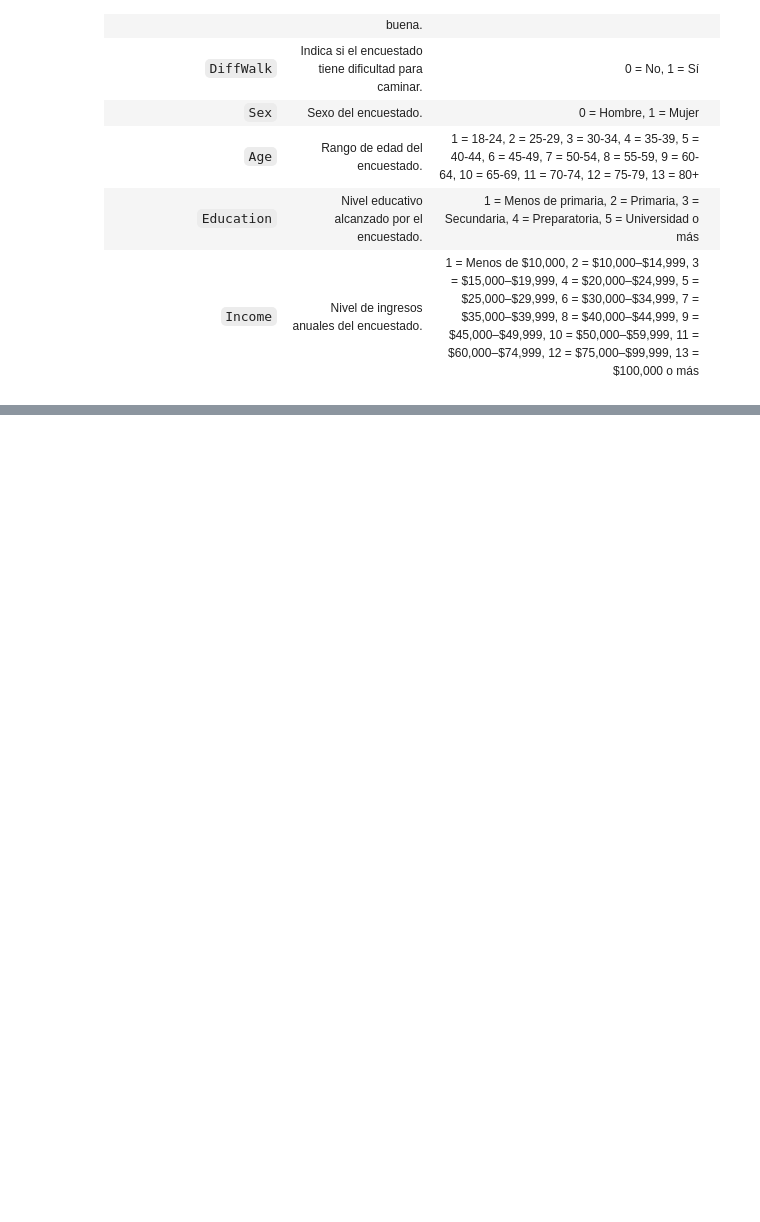
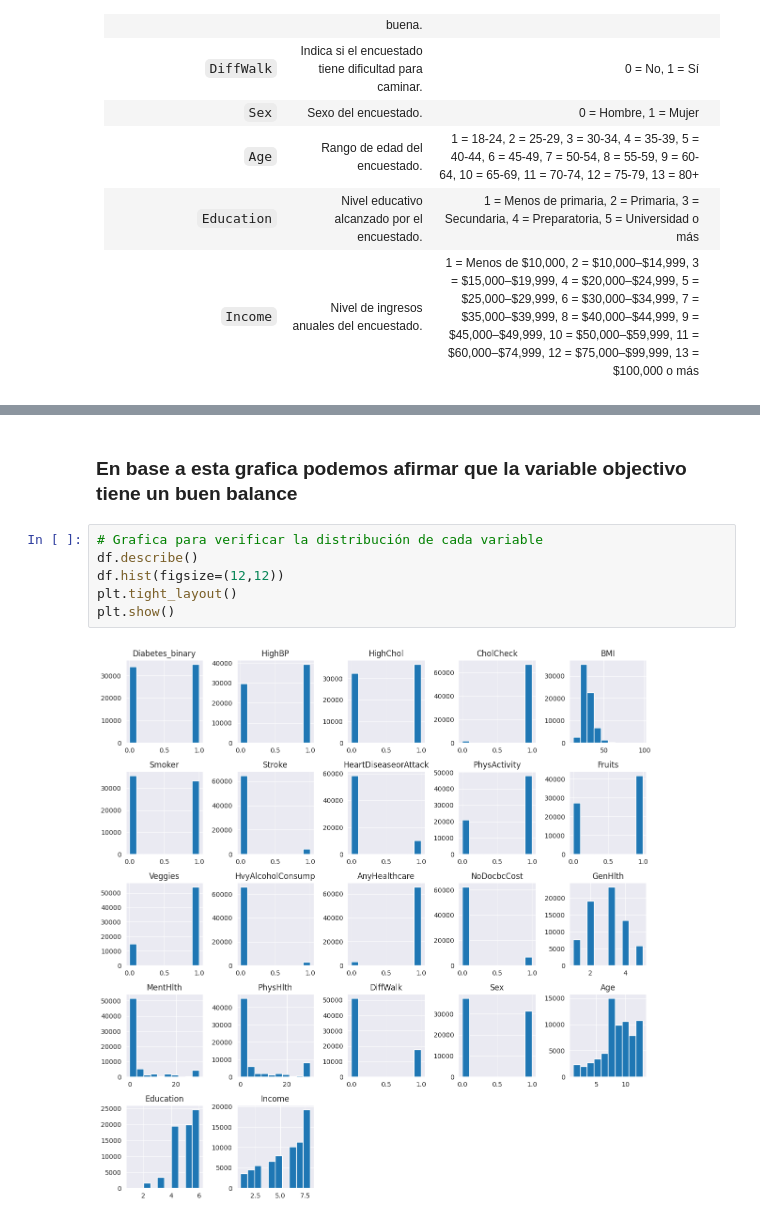
Before and after one commit to marciospain/master-ucm-tfm, a Jupyter notebook: eda.ipynb, the cells around one changed output, grey strips where cells are left out. Saved outputs shown, nothing was run; the diff lists cells and outputs as text; blank space fills up the shorter version.

```diff
--- a/eda.ipynb
+++ b/eda.ipynb
@@ -64,0 +134,10 @@ print(df.head())
+# %% [markdown]
+### En base a esta grafica podemos afirmar que la variable objectivo tiene un buen balance
+# %%
+# Grafica para verificar la distribución de cada variable
+df.describe()
+df.hist(figsize=(12,12))
+plt.tight_layout()
+plt.show()
+# %% [output]
+[figure, added]
```
Also changed, not shown: parts of 12 cells of this notebook, 1 other file.
